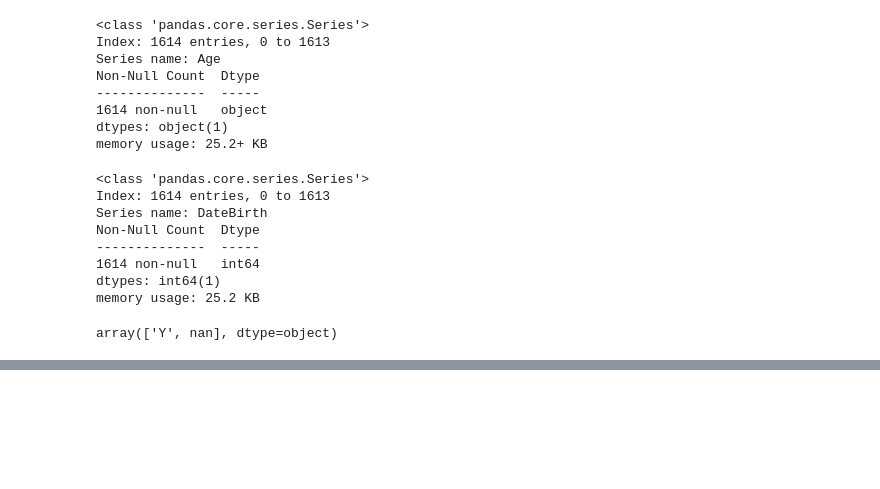
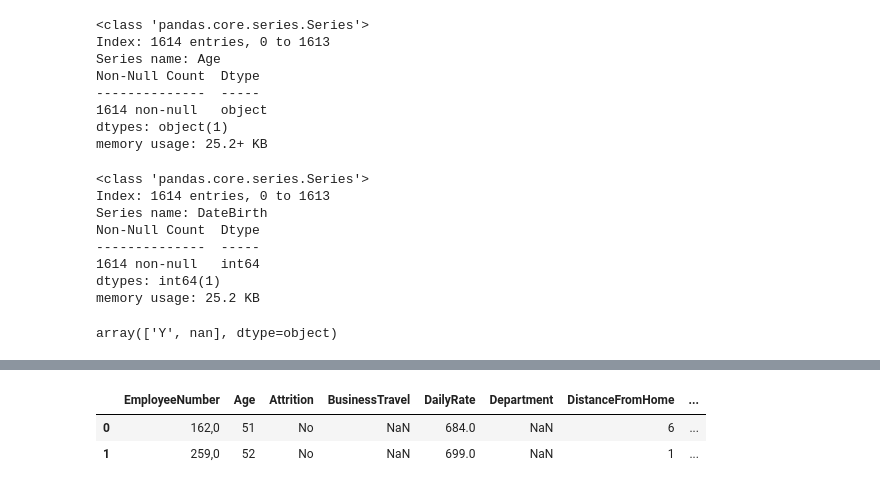
Before and after one commit to luzmarinahg/proyecto_eda_adalab, a Jupyter notebook: FASE-1-EDA.ipynb, the cells around one changed output, grey strips where cells are left out. Drawn from its saved outputs; the diff is of its cells as text; code cells hidden in the pictures; blank space fills up the shorter version.

```diff
--- a/FASE-1-EDA.ipynb
+++ b/FASE-1-EDA.ipynb
@@ -117,10 +89,6 @@ SameAsMonthlyIncome     52.230483
 RoleDepartament         81.288724
 NUMBERCHILDREN         100.000000
 dtype: float64
-# %%
-# Drop of NUMBERCHILDREN column:
-
-df.drop(columns="NUMBERCHILDREN", inplace=True)
 # %%
 df.isnull().sum()[df.isnull().sum() > 0]/df.shape[0] * 100
 # %% [output]
@@ -410,0 +332,6 @@ array(['Y', nan], dtype=object)
+# %%
+df.head(2)
+# %% [output]
+|  | EmployeeNumber | Age | Attrition | BusinessTravel | DailyRate | Department | DistanceFromHome | ... |
+| 0 | 162,0 | 51 | No | NaN | 684.0 | NaN | 6 | ... |
+| 1 | 259,0 | 52 | No | NaN | 699.0 | NaN | 1 | ... |
```
Also changed, not shown: parts of 39 cells of this notebook.
